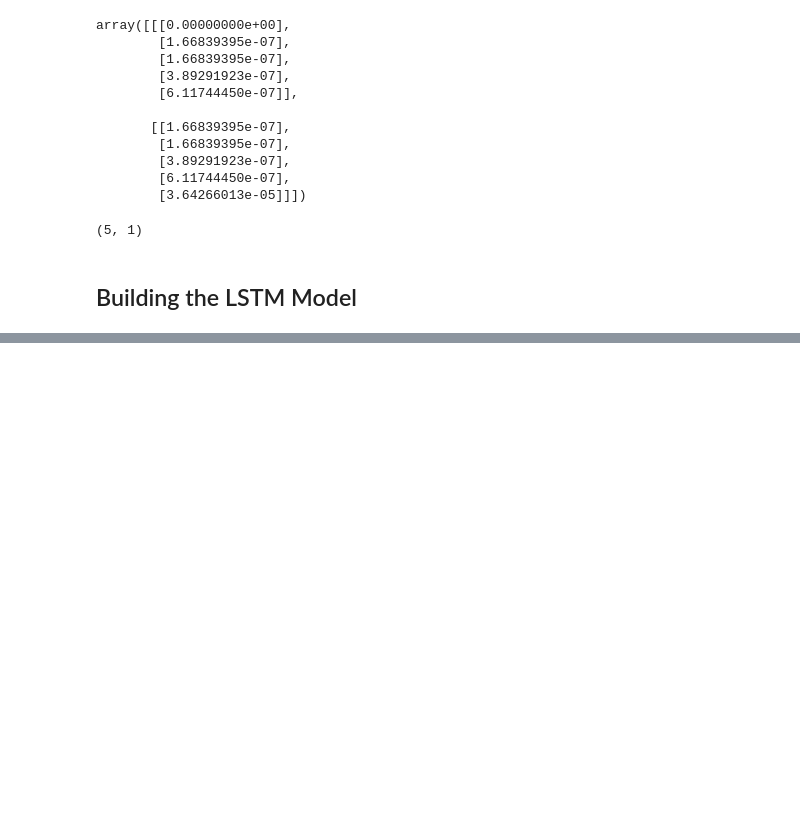
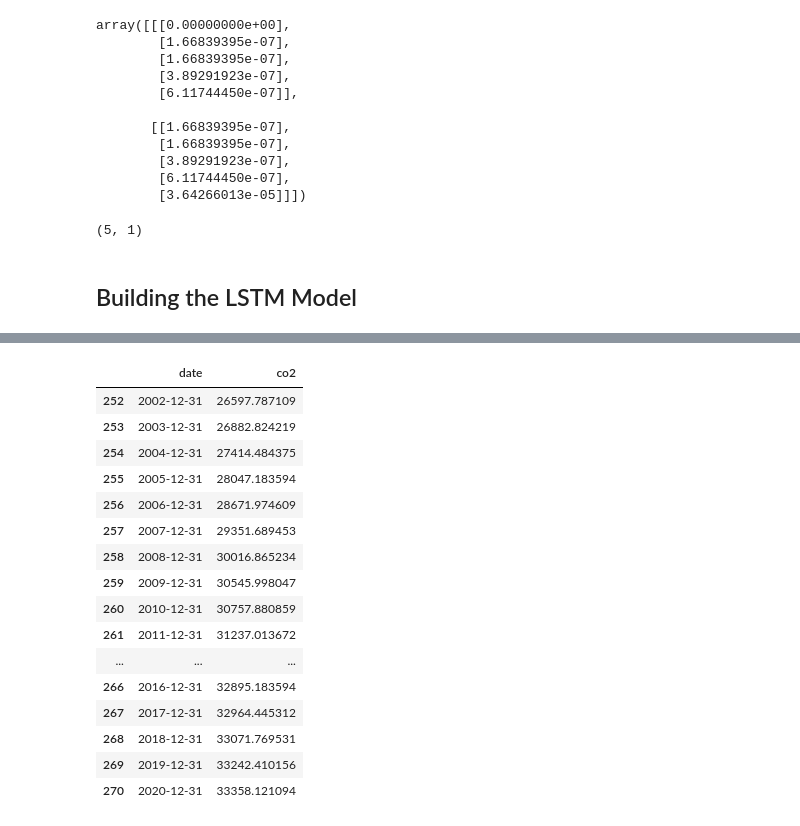
Before and after one commit to cristian-castro-a/World_CO2_Emissions_Forecasting, a Jupyter notebook: Models/LSTM_Model.ipynb, the cells around one changed output, grey strips where cells are left out. Drawn from its saved outputs; the diff is of its cells as text; code cells hidden in the pictures; blank space fills up the shorter version.

```diff
--- a/Models/LSTM_Model.ipynb
+++ b/Models/LSTM_Model.ipynb
@@ -251,0 +251,5 @@ plt.show()
+# %%
+# Predict and inverse the scaling
+predicted = model.predict(X_test)
+scaled_predicted = scaler.inverse_transform(predicted)
+scaled_predicted
@@ -251,0 +277,22 @@ plt.show()
+# %%
+df_pred = df[252:]
+df_pred['co2'] = scaled_predicted
+df_pred
+# %% [output]
+|  | date | co2 |
+| 252 | 2002-12-31 | 26597.787109 |
+| 253 | 2003-12-31 | 26882.824219 |
+| 254 | 2004-12-31 | 27414.484375 |
+| 255 | 2005-12-31 | 28047.183594 |
+| 256 | 2006-12-31 | 28671.974609 |
+| 257 | 2007-12-31 | 29351.689453 |
+| 258 | 2008-12-31 | 30016.865234 |
+| 259 | 2009-12-31 | 30545.998047 |
+| 260 | 2010-12-31 | 30757.880859 |
+| 261 | 2011-12-31 | 31237.013672 |
+| ... | ... | ... |
+| 266 | 2016-12-31 | 32895.183594 |
+| 267 | 2017-12-31 | 32964.445312 |
+| 268 | 2018-12-31 | 33071.769531 |
+| 269 | 2019-12-31 | 33242.410156 |
+| 270 | 2020-12-31 | 33358.121094 |
```
Also changed, not shown: parts of 8 cells of this notebook.
